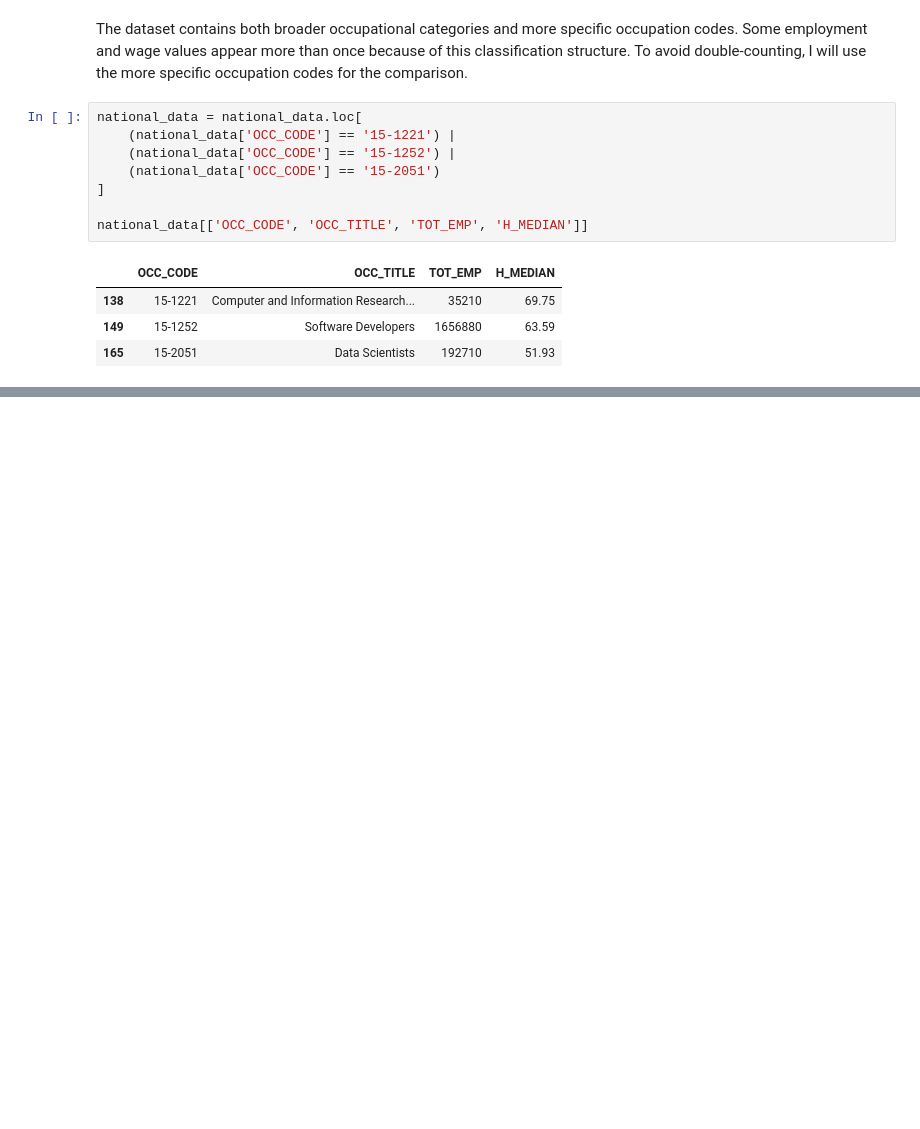
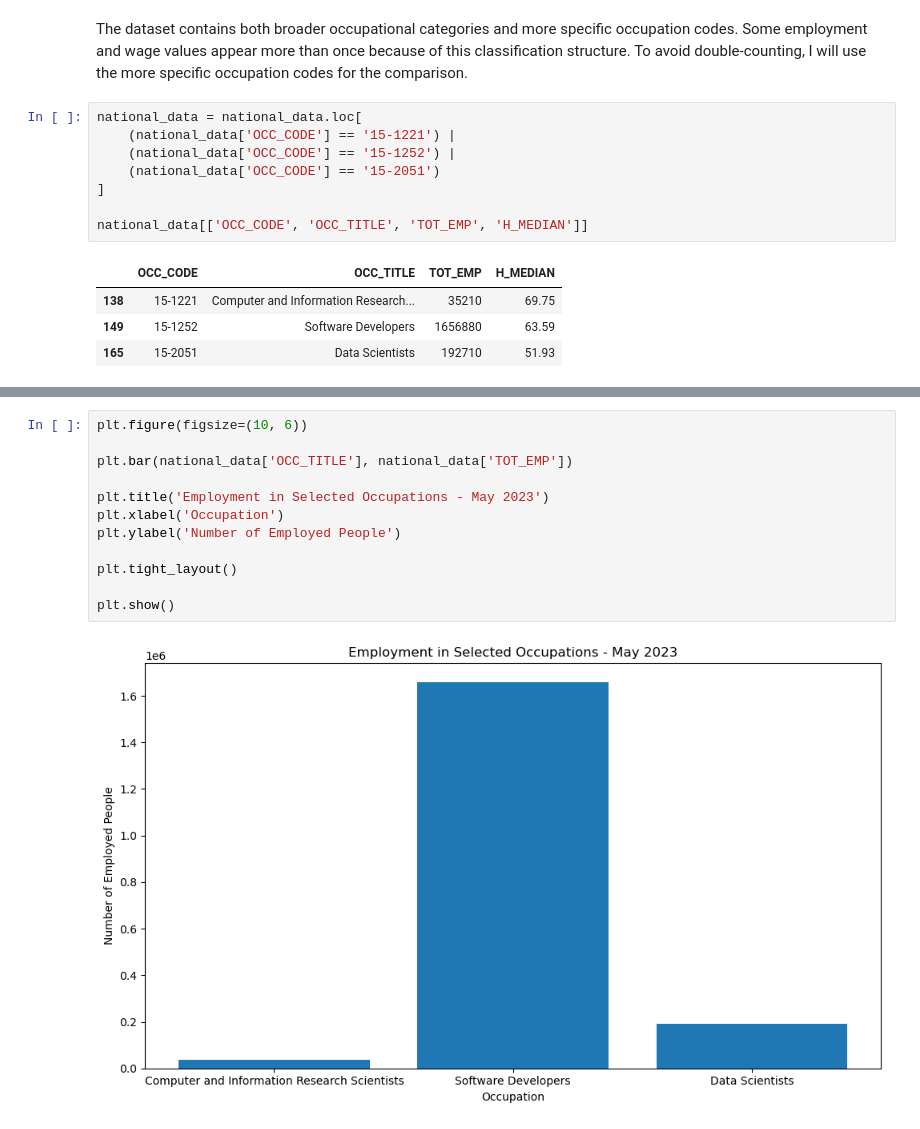
Before and after one commit to FernandaFar/data-visualisation-ca1, a Jupyter notebook: Ca1-Visualisation.ipynb, the cells around one changed output, grey strips where cells are left out. Cells and saved outputs as stored; diff of their text form; blank space fills up the shorter version.

```diff
--- a/Ca1-Visualisation.ipynb
+++ b/Ca1-Visualisation.ipynb
@@ -227,0 +231,14 @@ national_data[['OCC_CODE', 'OCC_TITLE', 'TOT_EMP', 'H_MEDIAN']]
+# %%
+plt.figure(figsize=(10, 6))
+
+plt.bar(national_data['OCC_TITLE'], national_data['TOT_EMP'])
+
+plt.title('Employment in Selected Occupations - May 2023')
+plt.xlabel('Occupation')
+plt.ylabel('Number of Employed People')
+
+plt.tight_layout()
+
+plt.show()
+# %% [output]
+[figure, added]
```
Also changed, not shown: parts of 19 cells of this notebook.
